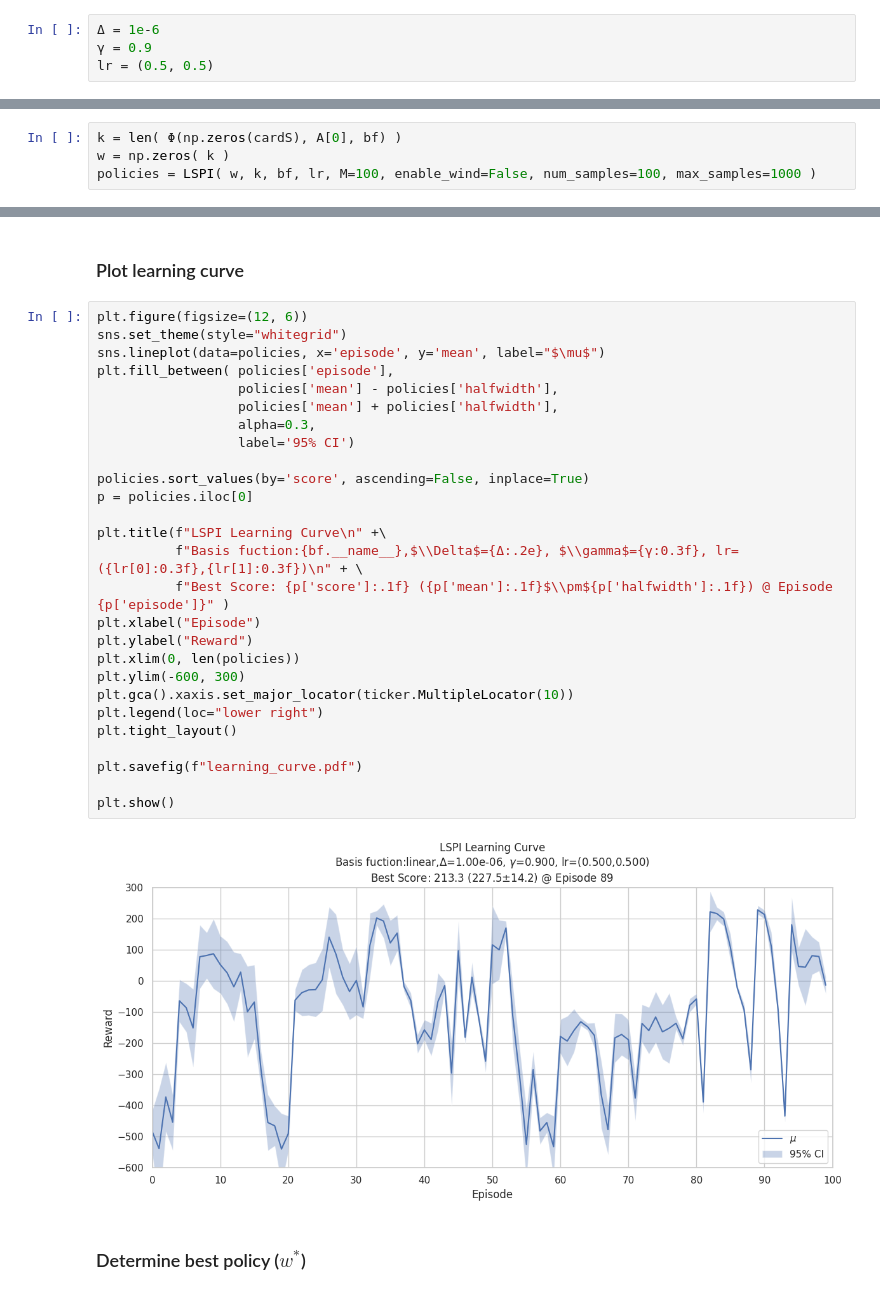
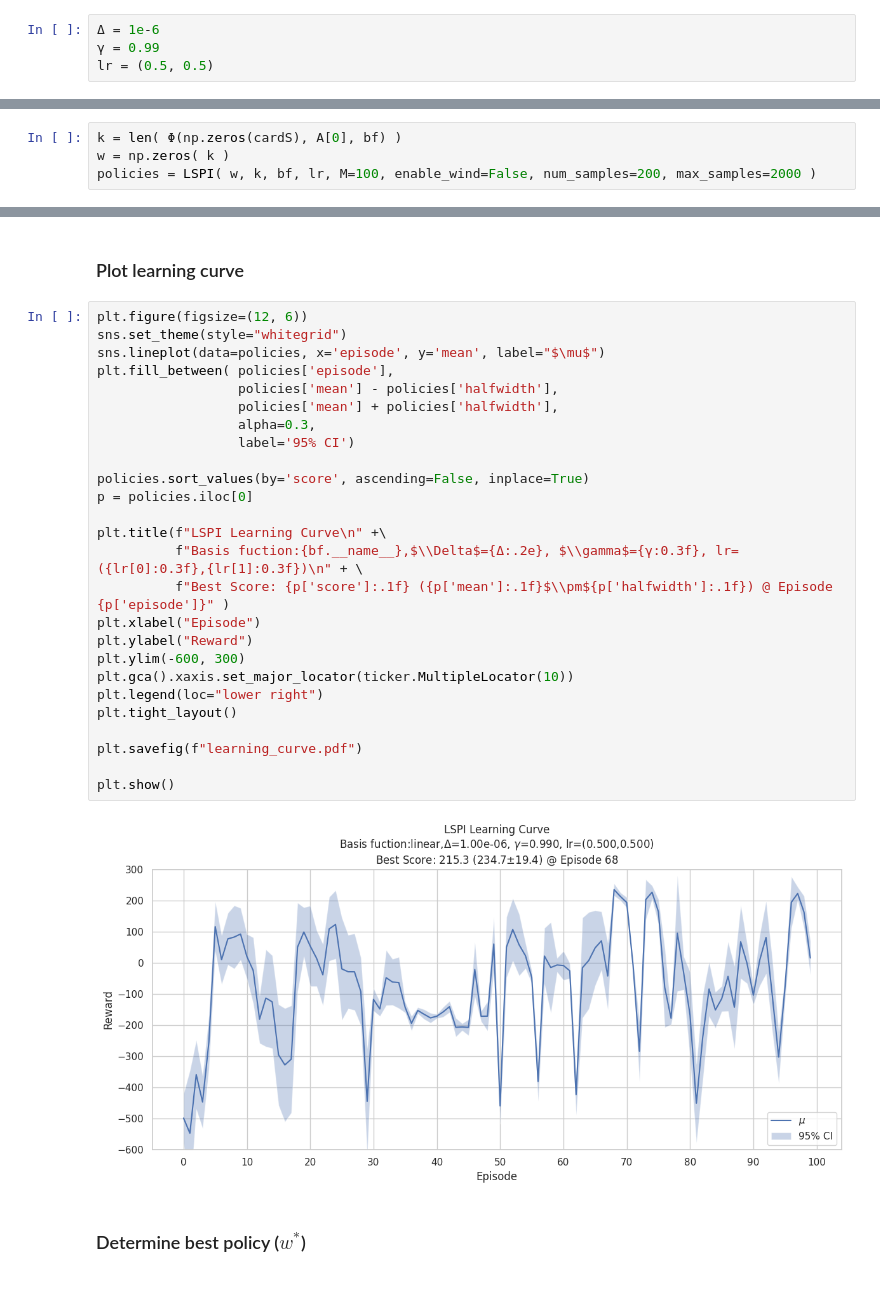
Before and after one commit to nirav-d-lad/Lunar-Lander-LSPI, a Jupyter notebook: ll_lspi.ipynb, the cells around one changed output, grey strips where cells are left out. Saved outputs shown, nothing was run; the diff lists cells and outputs as text.

```diff
--- a/ll_lspi.ipynb
+++ b/ll_lspi.ipynb
@@ -46,7 +54,7 @@ num_best_policies = 10
 ### Hyperparameters
 # %%
 Δ = 1e-6
-γ = 0.9
+γ = 0.99
 lr = (0.5, 0.5)
 # %% [markdown]
 ## Functions
@@ -333,4 +340,4 @@ bf = linear
 # %%
 k = len( Φ(np.zeros(cardS), A[0], bf) )
 w = np.zeros( k )
-policies = LSPI( w, k, bf, lr, M=100, enable_wind=False, num_samples=100, max_samples=1000 )
+policies = LSPI( w, k, bf, lr, M=100, enable_wind=False, num_samples=200, max_samples=2000 )
@@ -339,32 +364,31 @@ policies = LSPI( w, k, bf, lr, M=100, enable_wind=False, num_samples=100, max_sa
 # %%
 plt.figure(figsize=(12, 6))
 sns.set_theme(style="whitegrid")
 sns.lineplot(data=policies, x='episode', y='mean', label="$\mu$")
 plt.fill_between( policies['episode'],
                   policies['mean'] - policies['halfwidth'],
                   policies['mean'] + policies['halfwidth'],
                   alpha=0.3,
                   label='95% CI')
 
 policies.sort_values(by='score', ascending=False, inplace=True)
 p = policies.iloc[0]
 
 plt.title(f"LSPI Learning Curve\n" +\
           f"Basis fuction:{bf.__name__},$\\Delta$={Δ:.2e}, $\\gamma$={γ:0.3f}, lr=({lr[0]:0.3f},{lr[1]:0.3f})\n" + \
           f"Best Score: {p['score']:.1f} ({p['mean']:.1f}$\\pm${p['halfwidth']:.1f}) @ Episode {p['episode']}" )
 plt.xlabel("Episode")
 plt.ylabel("Reward")
-plt.xlim(0, len(policies))
 plt.ylim(-600, 300)
 plt.gca().xaxis.set_major_locator(ticker.MultipleLocator(10))
 plt.legend(loc="lower right")
 plt.tight_layout()
 
 plt.savefig(f"learning_curve.pdf")
 
 plt.show()
 # %% [output]
-[figure, old version]
+[figure, new version]
 # %% [markdown]
 ### Determine best policy ($w^*$)
 # %%
```
Also changed, not shown: parts of 8 cells of this notebook, 1 other file.
